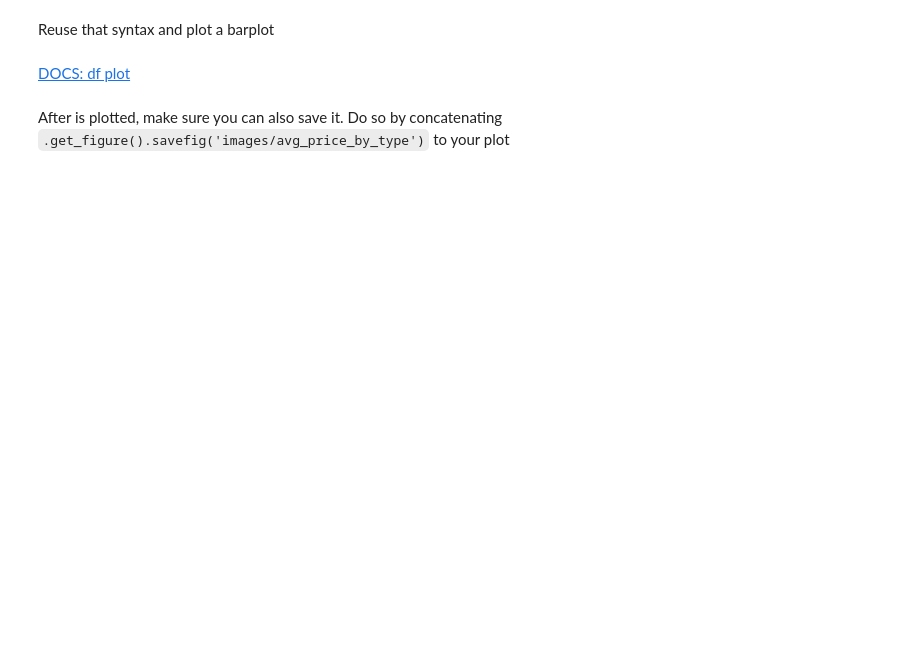
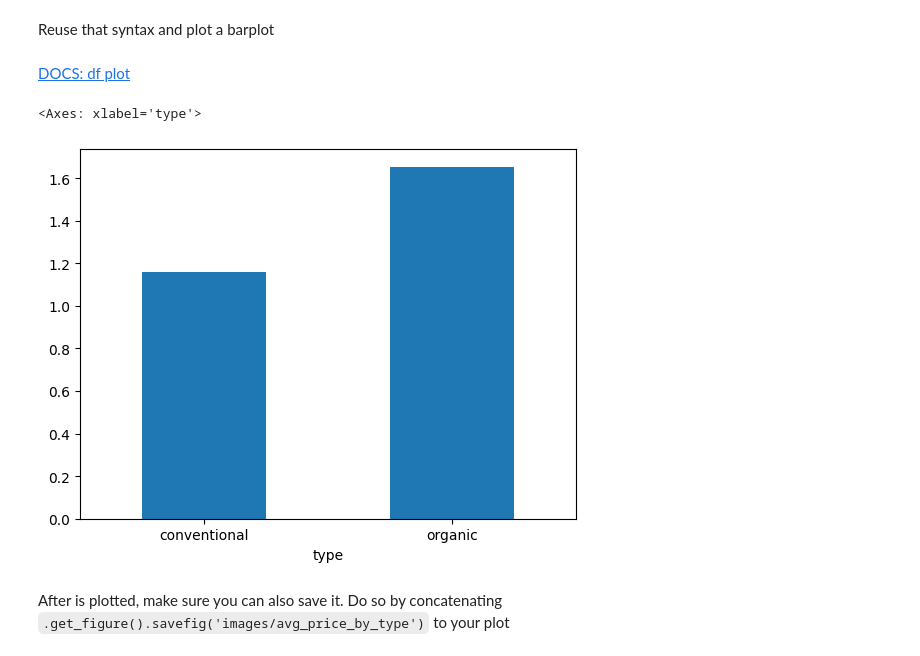
Before and after one commit to Ironhack-data-bcn-feb-2023/lab-encapsulation-modularization, a Jupyter notebook: Iteration 1.ipynb, the cells around one changed output. Drawn from its saved outputs; the diff is of its cells as text; code cells hidden in the pictures; blank space fills up the shorter version.

```diff
--- a/Iteration 1.ipynb
+++ b/Iteration 1.ipynb
@@ -60,7 +72,9 @@ Using `os.system(command)` syntax, run that command. `command` should be a strin
 ## Challenge 2: Some manipulation
 # %% [markdown]
 Read the downloaded csv as a df using pandas
+# %%
+df = pd.read_csv("data/avocado.csv")
 # %% [markdown]
 Drop the column named `Unnamed: 0`.
 # %%
-# Your code here
+df.drop("Unnamed: 0", axis = 1, inplace = True)
@@ -67,8 +97,13 @@ Drop the column named `Unnamed: 0`.
 # %% [markdown]
 Drop missing values if any
 # %%
-# Your code here
+df.isna().sum()
+df.dropna(inplace = True)
 # %% [markdown]
 Format the column names: substitute whitespaces for dashes and make them lower case
 # %%
-# Your code here
+df.columns = [x.replace(" ", "_").lower() for x in df.columns]
+
+#listaNueva = []
+#for x in newColNames:
+#    listaNueva.append(x.replace(" ", "_").lower())
@@ -85,7 +144,10 @@ Reuse that syntax and plot a barplot
 # %% [markdown]
 [DOCS: df plot](https://pandas.pydata.org/docs/reference/api/pandas.DataFrame.plot.bar.html)
 # %%
-# Your code here
+df.groupby("type")["averageprice"].mean().plot.bar(rot=0)
+# %% [output]
+<Axes: xlabel='type'>
+[figure, added]
 # %% [markdown]
 After is plotted, make sure you can also save it. Do so by concatenating `.get_figure().savefig('images/avg_price_by_type')` to your plot
 # %%
```
Also changed, not shown: parts of 11 cells of this notebook.
